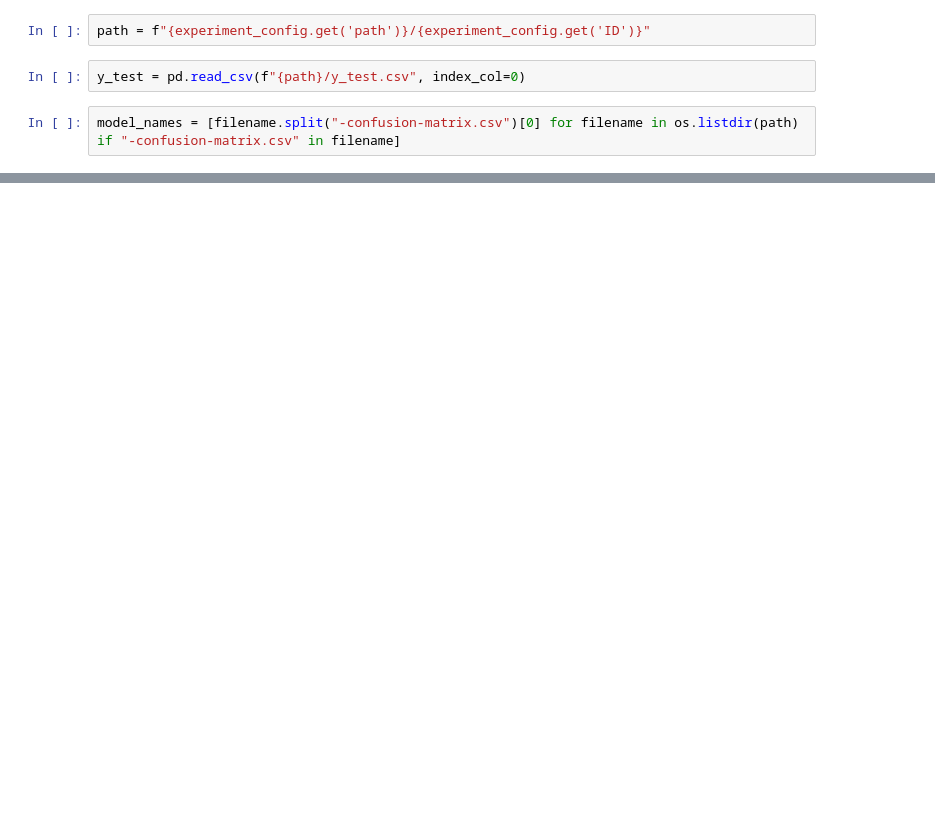
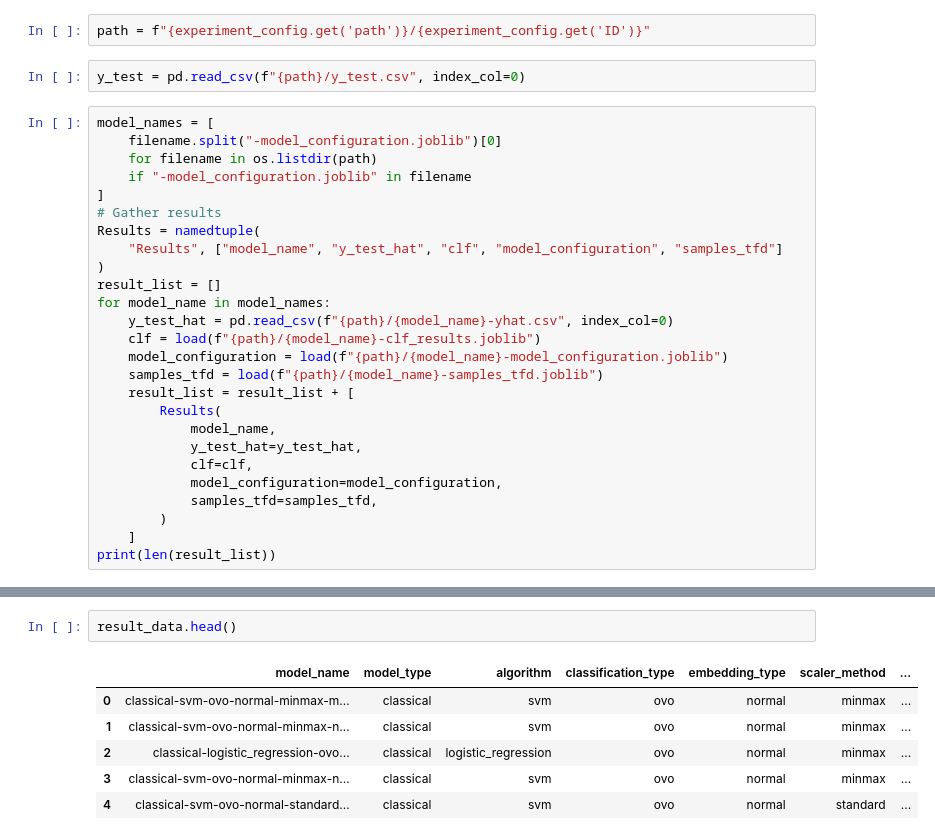
Before and after one commit to Fahlevi20/quantum-cnn, a Jupyter notebook: reports/20211117/ovo.ipynb, the cells around one changed output, grey strips where cells are left out. Saved outputs shown, nothing was run; the diff lists cells and outputs as text; blank space fills up the shorter version.

```diff
--- a/reports/20211117/ovo.ipynb
+++ b/reports/20211117/ovo.ipynb
@@ -47,4 +48,28 @@ path = f"{experiment_config.get('path')}/{experiment_config.get('ID')}"
 # %%
 y_test = pd.read_csv(f"{path}/y_test.csv", index_col=0)
 # %%
-model_names = [filename.split("-confusion-matrix.csv")[0] for filename in os.listdir(path) if "-confusion-matrix.csv" in filename]
+model_names = [
+    filename.split("-model_configuration.joblib")[0]
+    for filename in os.listdir(path)
+    if "-model_configuration.joblib" in filename
+]
+# Gather results
+Results = namedtuple(
+    "Results", ["model_name", "y_test_hat", "clf", "model_configuration", "samples_tfd"]
+)
+result_list = []
+for model_name in model_names:
+    y_test_hat = pd.read_csv(f"{path}/{model_name}-yhat.csv", index_col=0)
+    clf = load(f"{path}/{model_name}-clf_results.joblib")
+    model_configuration = load(f"{path}/{model_name}-model_configuration.joblib")
+    samples_tfd = load(f"{path}/{model_name}-samples_tfd.joblib")
+    result_list = result_list + [
+        Results(
+            model_name,
+            y_test_hat=y_test_hat,
+            clf=clf,
+            model_configuration=model_configuration,
+            samples_tfd=samples_tfd,
+        )
+    ]
+print(len(result_list))
@@ -76,0 +130,9 @@ for model_name in model_names:
+# %%
+result_data.head()
+# %% [output]
+|  | model_name | model_type | algorithm | classification_type | embedding_type | scaler_method | ... |
+| 0 | classical-svm-ovo-normal-minmax-m... | classical | svm | ovo | normal | minmax | ... |
+| 1 | classical-svm-ovo-normal-minmax-n... | classical | svm | ovo | normal | minmax | ... |
+| 2 | classical-logistic_regression-ovo... | classical | logistic_regression | ovo | normal | minmax | ... |
+| 3 | classical-svm-ovo-normal-minmax-n... | classical | svm | ovo | normal | minmax | ... |
+| 4 | classical-svm-ovo-normal-standard... | classical | svm | ovo | normal | standard | ... |
```
Also changed, not shown: parts of 9 cells of this notebook, 9 other files.
